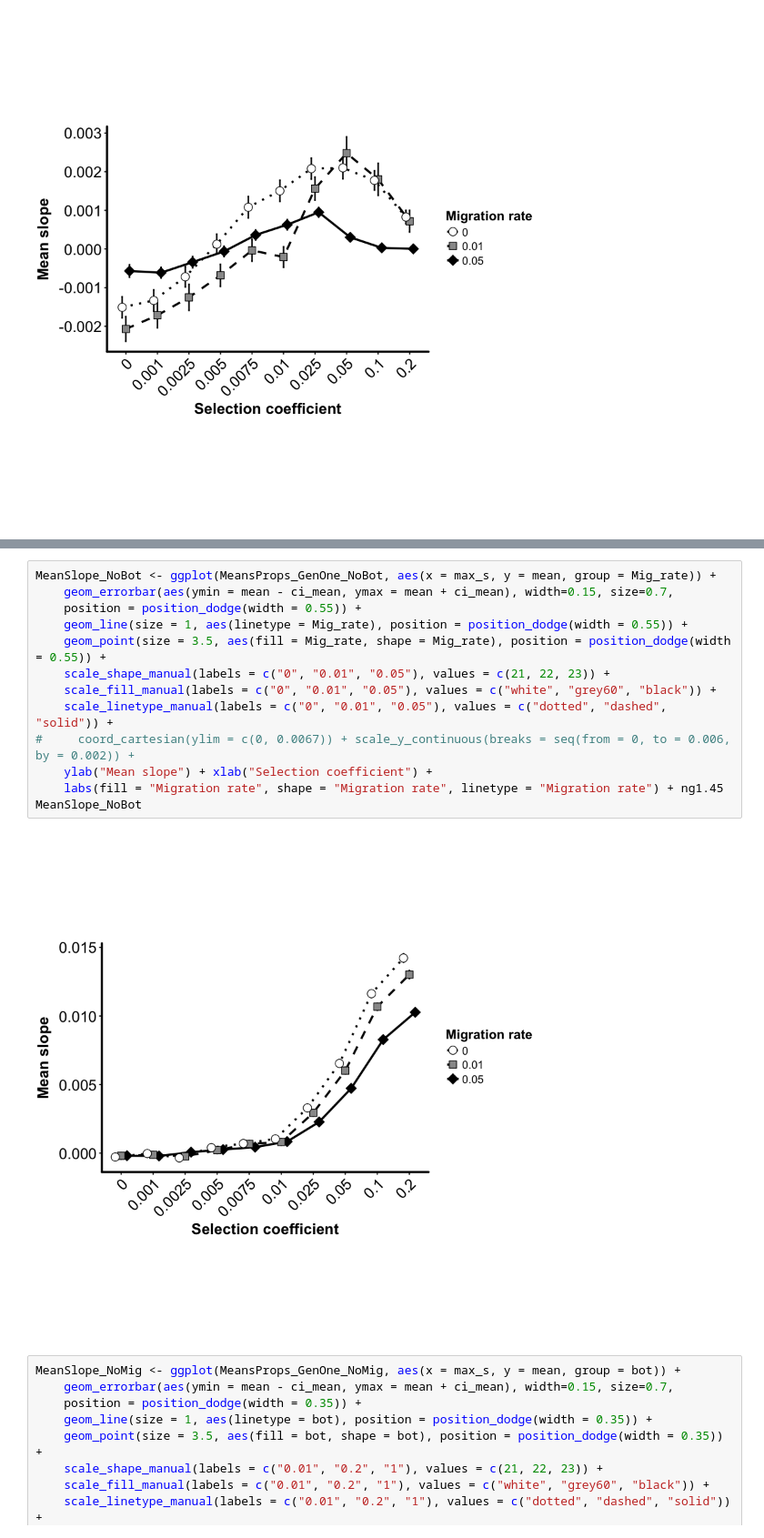
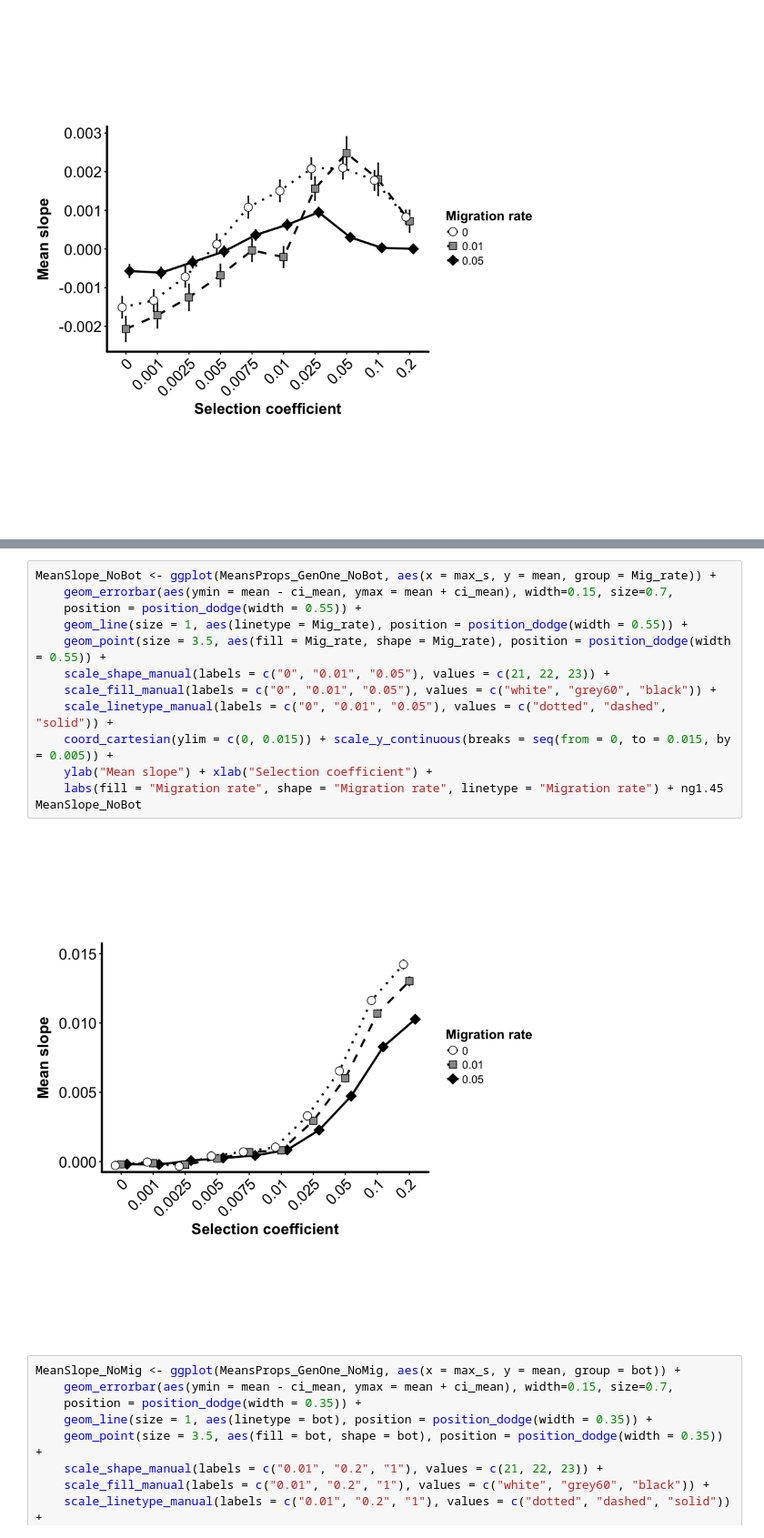
Before and after one commit to James-S-Santangelo/Simulating-Evolutionary-Clines-SEC-, a Jupyter notebook: SEC_Notebooks/R_Notebooks/oneFill_Bottlenecks_U-R_Selection.ipynb, the cells around one changed output, grey strips where cells are left out. Shown at 91% size. Saved outputs shown, nothing was run; the diff lists cells and outputs as text.

```diff
--- a/SEC_Notebooks/R_Notebooks/oneFill_Bottlenecks_U-R_Selection.ipynb
+++ b/SEC_Notebooks/R_Notebooks/oneFill_Bottlenecks_U-R_Selection.ipynb
@@ -122,18 +142,18 @@ MeanSlope_InterBot
 # %%
 MeanSlope_NoBot <- ggplot(MeansProps_GenOne_NoBot, aes(x = max_s, y = mean, group = Mig_rate)) +
     geom_errorbar(aes(ymin = mean - ci_mean, ymax = mean + ci_mean), width=0.15, size=0.7,
     position = position_dodge(width = 0.55)) +
     geom_line(size = 1, aes(linetype = Mig_rate), position = position_dodge(width = 0.55)) +
     geom_point(size = 3.5, aes(fill = Mig_rate, shape = Mig_rate), position = position_dodge(width = 0.55)) +
     scale_shape_manual(labels = c("0", "0.01", "0.05"), values = c(21, 22, 23)) +
     scale_fill_manual(labels = c("0", "0.01", "0.05"), values = c("white", "grey60", "black")) +
     scale_linetype_manual(labels = c("0", "0.01", "0.05"), values = c("dotted", "dashed", "solid")) +
-#     coord_cartesian(ylim = c(0, 0.0067)) + scale_y_continuous(breaks = seq(from = 0, to = 0.006, by = 0.002)) +
+    coord_cartesian(ylim = c(0, 0.015)) + scale_y_continuous(breaks = seq(from = 0, to = 0.015, by = 0.005)) +
     ylab("Mean slope") + xlab("Selection coefficient") +
     labs(fill = "Migration rate", shape = "Migration rate", linetype = "Migration rate") + ng1.45
 MeanSlope_NoBot
 # %% [output]
-[figure, old version]
+[figure, new version]
 # %%
 MeanSlope_NoMig <- ggplot(MeansProps_GenOne_NoMig, aes(x = max_s, y = mean, group = bot)) +
     geom_errorbar(aes(ymin = mean - ci_mean, ymax = mean + ci_mean), width=0.15, size=0.7,
```
Also changed, not shown: parts of 6 cells of this notebook, 9 other files.
